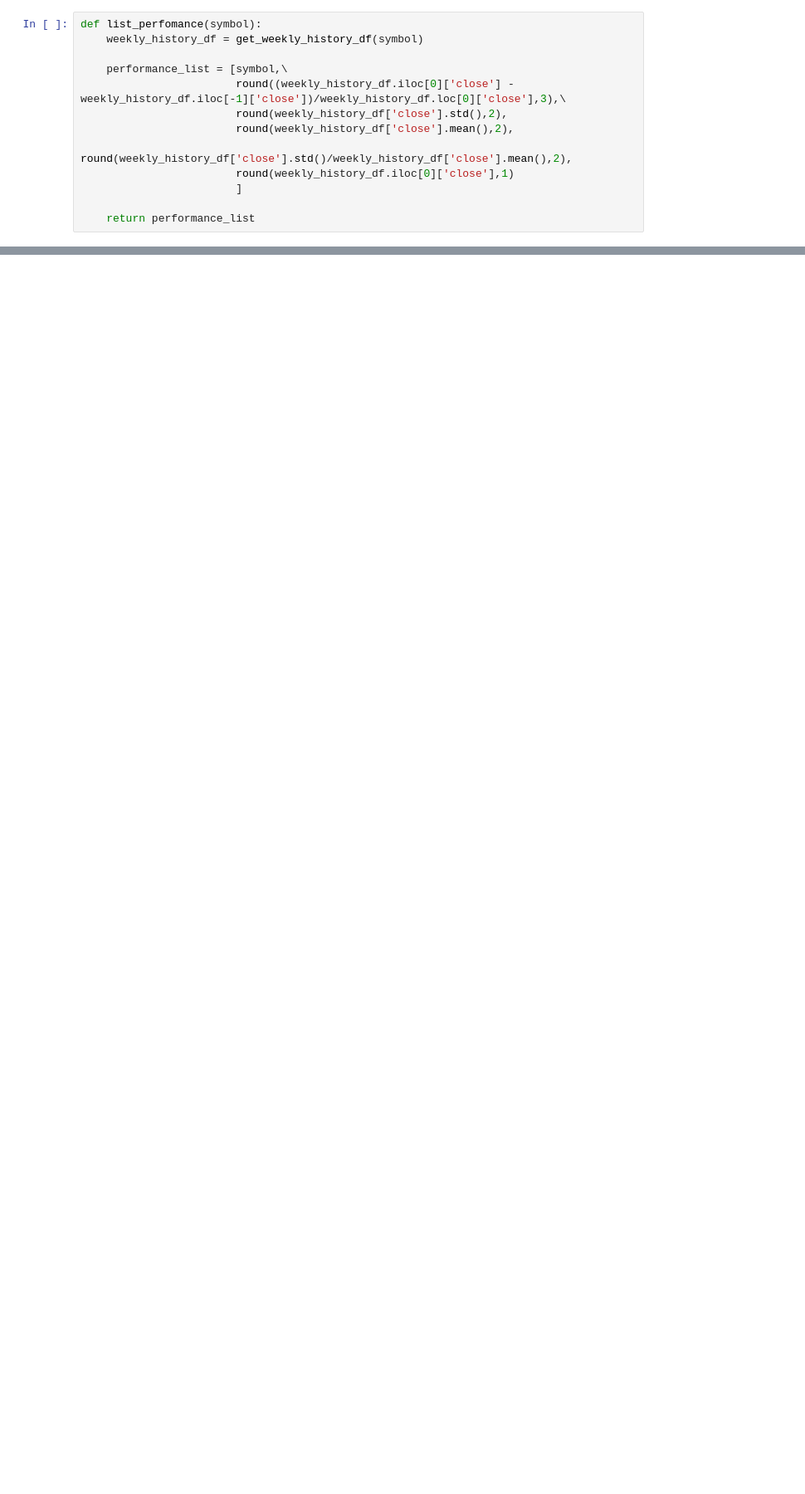
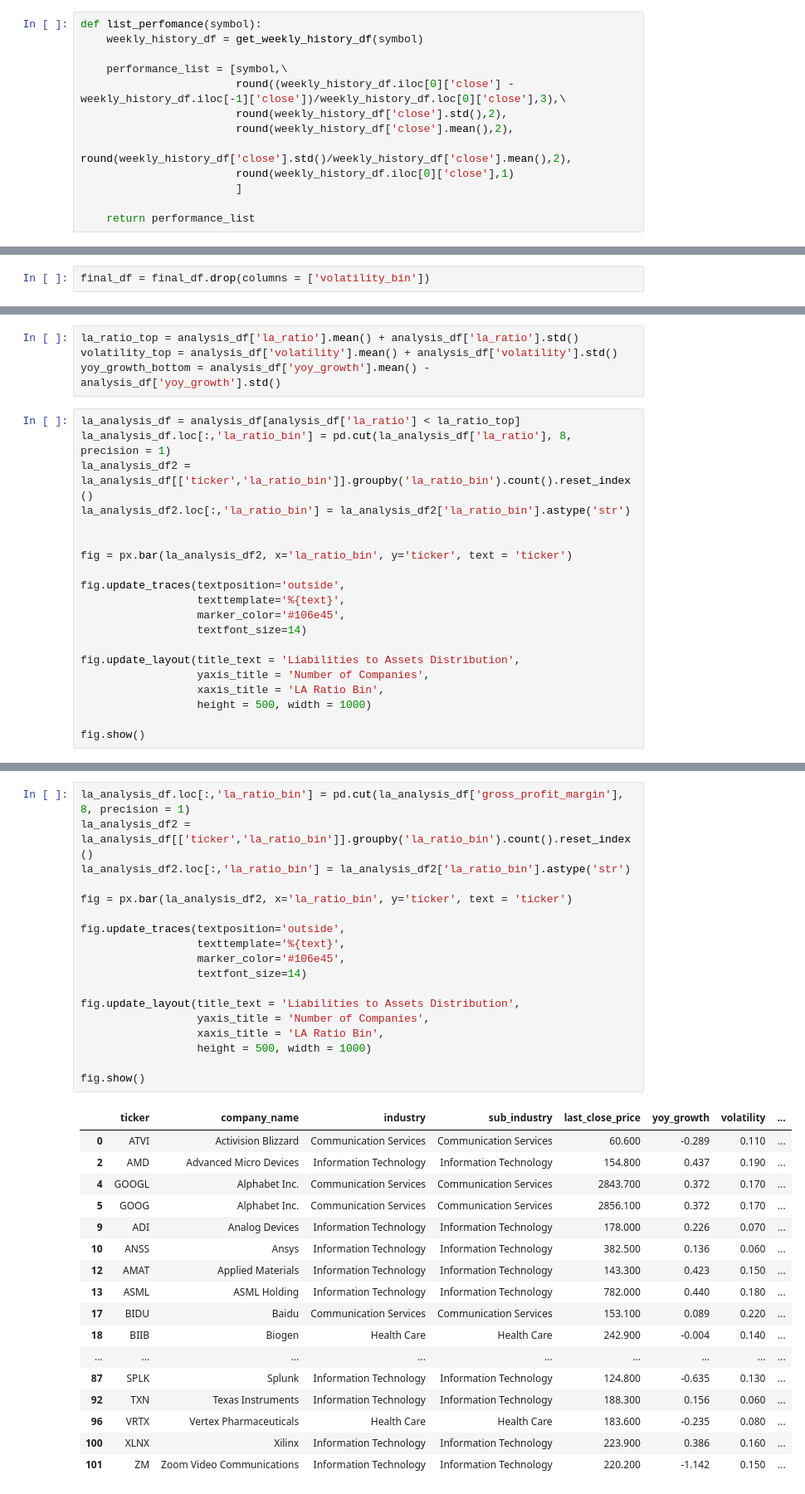
Before and after one commit to ipansh/choosy-stock, a Jupyter notebook: api_wrapper.ipynb, the cells around one changed output, grey strips where cells are left out. Shown at 83% size. Drawn from its saved outputs; the diff is of its cells as text; blank space fills up the shorter version.

```diff
--- a/api_wrapper.ipynb
+++ b/api_wrapper.ipynb
@@ -258,0 +256,2 @@ final_df
+# %%
+final_df = final_df.drop(columns = ['volatility_bin'])
@@ -258,0 +288,24 @@ final_df
+# %%
+la_ratio_top = analysis_df['la_ratio'].mean() + analysis_df['la_ratio'].std()
+volatility_top = analysis_df['volatility'].mean() + analysis_df['volatility'].std()
+yoy_growth_bottom = analysis_df['yoy_growth'].mean() - analysis_df['yoy_growth'].std()
+# %%
+la_analysis_df = analysis_df[analysis_df['la_ratio'] < la_ratio_top]
+la_analysis_df.loc[:,'la_ratio_bin'] = pd.cut(la_analysis_df['la_ratio'], 8, precision = 1)
+la_analysis_df2 = la_analysis_df[['ticker','la_ratio_bin']].groupby('la_ratio_bin').count().reset_index()
+la_analysis_df2.loc[:,'la_ratio_bin'] = la_analysis_df2['la_ratio_bin'].astype('str')
+
+
+fig = px.bar(la_analysis_df2, x='la_ratio_bin', y='ticker', text = 'ticker')
+
+fig.update_traces(textposition='outside',
+                  texttemplate='%{text}',
+                  marker_color='#106e45',
+                  textfont_size=14)
+
+fig.update_layout(title_text = 'Liabilities to Assets Distribution',
+                  yaxis_title = 'Number of Companies',
+                  xaxis_title = 'LA Ratio Bin',
+                  height = 500, width = 1000)
+
+fig.show()
@@ -258,0 +408,36 @@ final_df
+# %%
+la_analysis_df.loc[:,'la_ratio_bin'] = pd.cut(la_analysis_df['gross_profit_margin'], 8, precision = 1)
+la_analysis_df2 = la_analysis_df[['ticker','la_ratio_bin']].groupby('la_ratio_bin').count().reset_index()
+la_analysis_df2.loc[:,'la_ratio_bin'] = la_analysis_df2['la_ratio_bin'].astype('str')
+
+fig = px.bar(la_analysis_df2, x='la_ratio_bin', y='ticker', text = 'ticker')
+
+fig.update_traces(textposition='outside',
+                  texttemplate='%{text}',
+                  marker_color='#106e45',
+                  textfont_size=14)
+
+fig.update_layout(title_text = 'Liabilities to Assets Distribution',
+                  yaxis_title = 'Number of Companies',
+                  xaxis_title = 'LA Ratio Bin',
+                  height = 500, width = 1000)
+
+fig.show()
+# %% [output]
+|  | ticker | company_name | industry | sub_industry | last_close_price | yoy_growth | volatility | ... |
+| 0 | ATVI | Activision Blizzard | Communication Services | Communication Services | 60.600 | -0.289 | 0.110 | ... |
+| 2 | AMD | Advanced Micro Devices | Information Technology | Information Technology | 154.800 | 0.437 | 0.190 | ... |
+| 4 | GOOGL | Alphabet Inc. | Communication Services | Communication Services | 2843.700 | 0.372 | 0.170 | ... |
+| 5 | GOOG | Alphabet Inc. | Communication Services | Communication Services | 2856.100 | 0.372 | 0.170 | ... |
+| 9 | ADI | Analog Devices | Information Technology | Information Technology | 178.000 | 0.226 | 0.070 | ... |
+| 10 | ANSS | Ansys | Information Technology | Information Technology | 382.500 | 0.136 | 0.060 | ... |
+| 12 | AMAT | Applied Materials | Information Technology | Information Technology | 143.300 | 0.423 | 0.150 | ... |
+| 13 | ASML | ASML Holding | Information Technology | Information Technology | 782.000 | 0.440 | 0.180 | ... |
+| 17 | BIDU | Baidu | Communication Services | Communication Services | 153.100 | 0.089 | 0.220 | ... |
+| 18 | BIIB | Biogen | Health Care | Health Care | 242.900 | -0.004 | 0.140 | ... |
+| ... | ... | ... | ... | ... | ... | ... | ... | ... |
+| 87 | SPLK | Splunk | Information Technology | Information Technology | 124.800 | -0.635 | 0.130 | ... |
+| 92 | TXN | Texas Instruments | Information Technology | Information Technology | 188.300 | 0.156 | 0.060 | ... |
+| 96 | VRTX | Vertex Pharmaceuticals | Health Care | Health Care | 183.600 | -0.235 | 0.080 | ... |
+| 100 | XLNX | Xilinx | Information Technology | Information Technology | 223.900 | 0.386 | 0.160 | ... |
+| 101 | ZM | Zoom Video Communications | Information Technology | Information Technology | 220.200 | -1.142 | 0.150 | ... |
```
Also changed, not shown: parts of 17 cells of this notebook, 2 other files.
